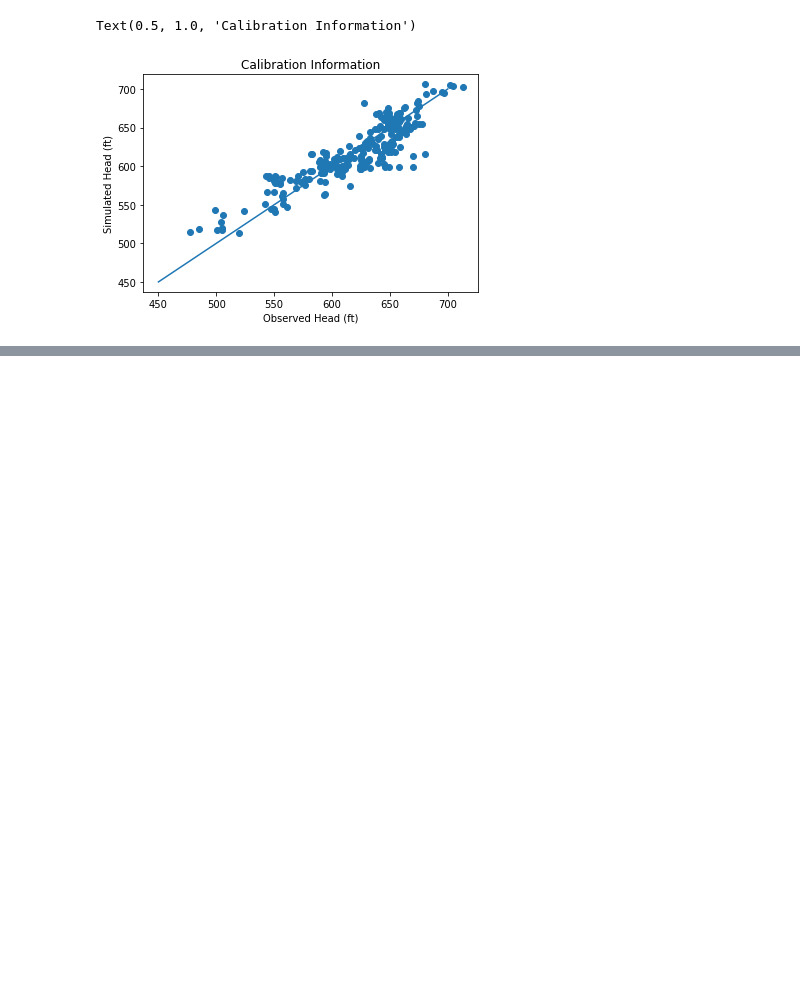
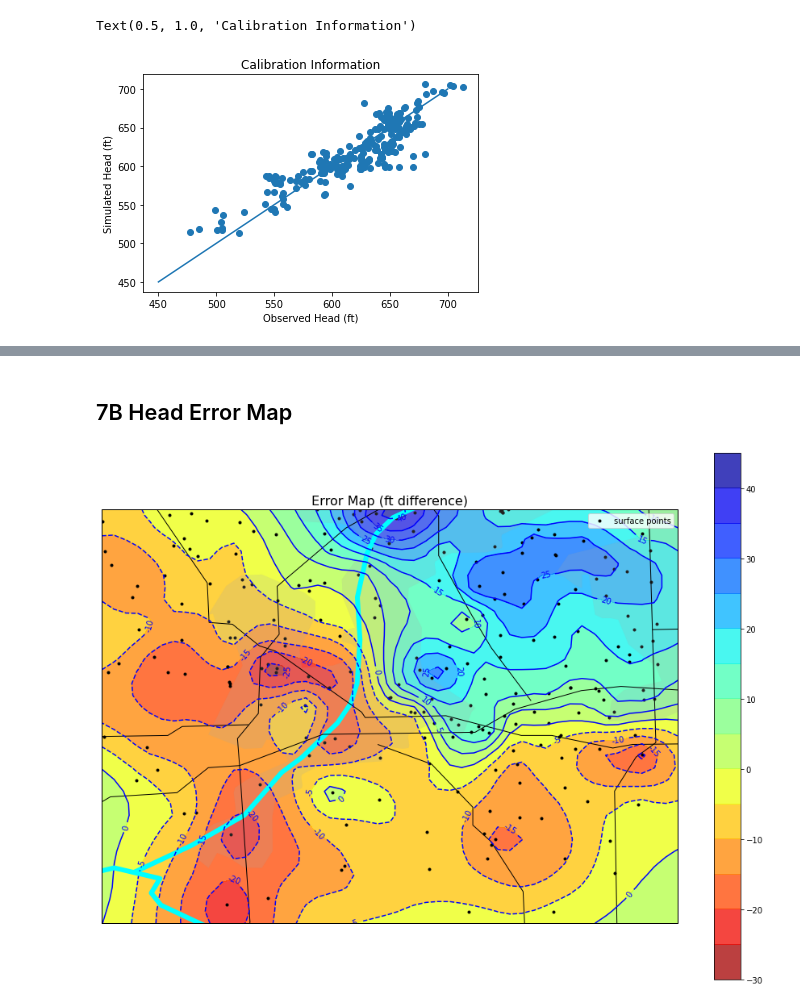
Before and after one commit to dbabrams/ShallowDolomite_Group, a Jupyter notebook: Summer2020_Model/WillCounty_Summer2020.ipynb, the cells around one changed output, grey strips where cells are left out. Drawn from its saved outputs; the diff is of its cells as text; code cells hidden in the pictures; blank space fills up the shorter version.

```diff
--- a/Summer2020_Model/WillCounty_Summer2020.ipynb
+++ b/Summer2020_Model/WillCounty_Summer2020.ipynb
@@ -836,6 +820,6 @@ Text(0.5, 1.0, 'Steady-State Model Head(ft) Results')
 # %%
 # import observed well data from csv file
-pumping_ob = pd.read_csv('https://raw.githubusercontent.com/dbabrams/ShallowDolomite_Group/master/pumping/SB_Potent_Surface_points.csv?token=AOLJKYREDLX63LT65W4GH5263O4W4')
+pumping_ob = pd.read_csv('https://raw.githubusercontent.com/dbabrams/ShallowDolomite_Group/master/pumping/SB_Potent_Surface_points.csv?token=AOLRDK2LJEKYREICNO6BFJK64VDE2')
 
 # trim dataframe with well information to the model domain
 pumping_ob = pumping_ob.loc[pumping_ob['lambx']<nex]
@@ -853,9 +837,6 @@ pumping_ob['col'] = pumping_ob.col.astype("int64")
 #create column of simulated heads
 pumping_ob['simulated']=head[9,pumping_ob['row'],pumping_ob['col']]
 
-# drop unneeded columns
-pumping_ob = pumping_ob.drop(['lambx','lamby'], axis=1)
-
 #print(pumping_ob)
 
 # compare the observed to simulated pumping data
@@ -888,0 +886,20 @@ Mean Absolute Error: 16.358644146097117
+# %% [markdown]
+## 7B Head Error Map
+# %%
+# convert position of each observed data points from (lambx,lamby) to (long,lat)
+for ind in pumping_ob.index:
+  pumping_ob.loc[ind,'lat'], pumping_ob.loc[ind,'long'] = pyproj.transform(illimap,wgs84,pumping_ob.loc[ind,'lambx']*0.3048,pumping_ob.loc[ind,'lamby']*0.3048)
+# print(pumping_ob)
+
+# conduct the Universal Kriging
+UK = UniversalKriging(pumping_ob['long'], pumping_ob['lat'], pumping_ob['error'],
+                      variogram_model='spherical', nlags=6)
+
+# create xpoints and ypoints in space, with 0.01 spacing
+xpoints = np.arange(sw_long, ne_long+0.01, 0.01)
+ypoints = np.arange(sw_lat, ne_lat+0.01, 0.01)
+# create a meshgrid with xpoints and ypoints, to be used later in the code
+Xm, Ym = np.meshgrid(xpoints, ypoints)
+# calculate the interpolated grid and fill values.
+z, var = UK.execute('grid', xpoints, ypoints)
+z = z.filled(fill_value=None)
@@ -888,0 +970,4 @@ Mean Absolute Error: 16.358644146097117
+# %%
+error_map(Xm,Ym,z,pumping_ob,'Error Map (ft difference)')
+# %% [output]
+[figure, added]
```
Also changed, not shown: parts of 13 cells of this notebook.
